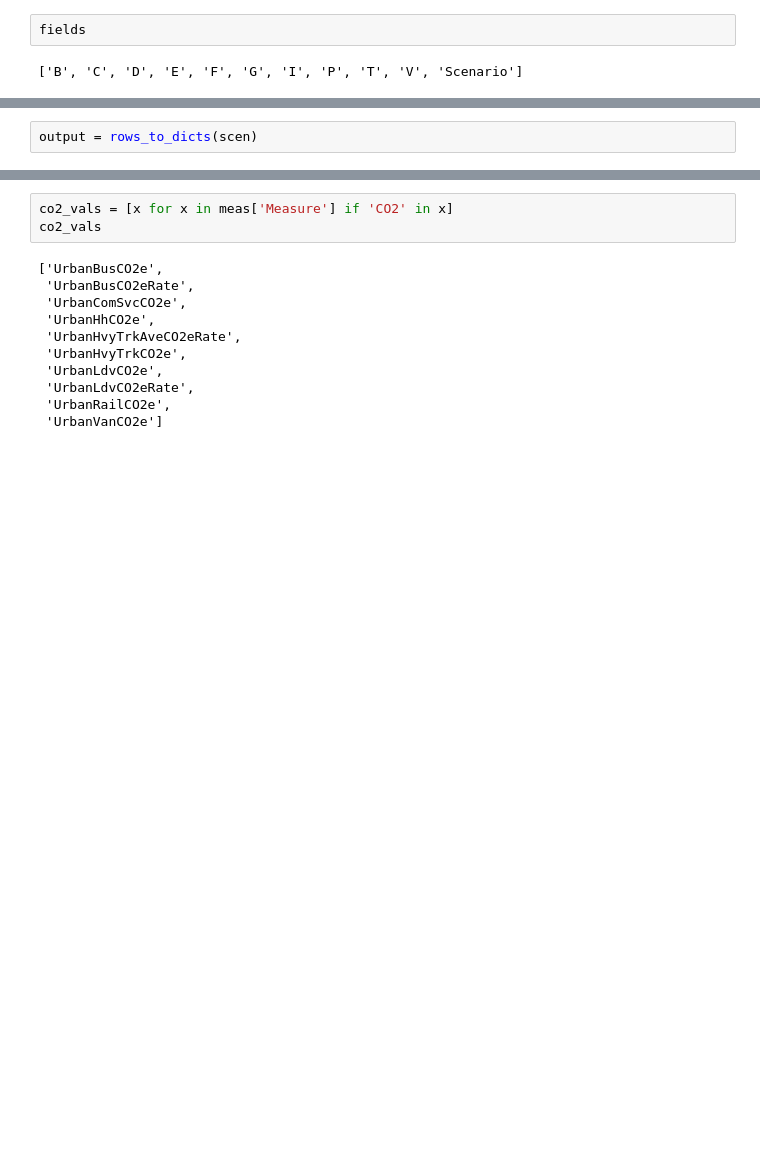
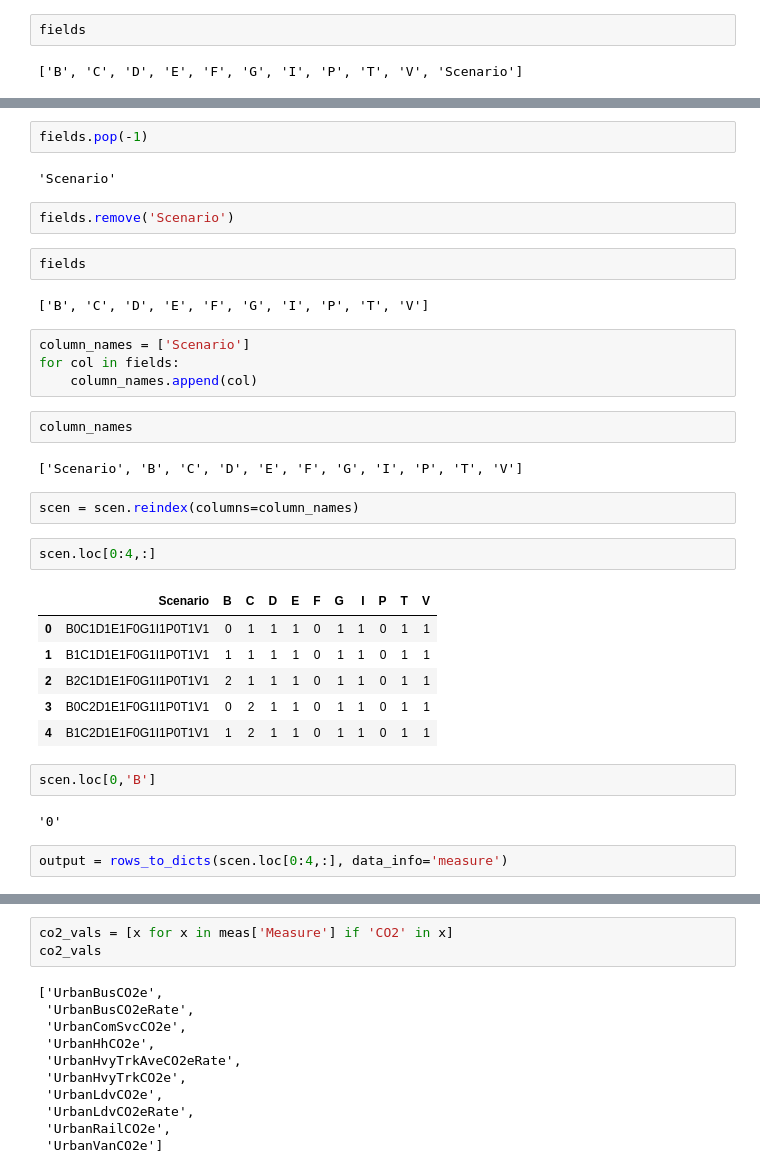
Before and after one commit to dongmeic/PythonLearning, a Jupyter notebook: Work/scenario_json.py.ipynb, the cells around one changed output, grey strips where cells are left out. Saved outputs shown, nothing was run; the diff lists cells and outputs as text; blank space fills up the shorter version.

Commit message:
corrected lists in scenario configuration

```diff
--- a/Work/scenario_json.py.ipynb
+++ b/Work/scenario_json.py.ipynb
@@ -68,5 +78,38 @@ fields
+# %%
+fields.pop(-1)
+# %% [output]
+'Scenario'
+# %%
+fields.remove('Scenario')
+# %%
+fields
+# %% [output]
+['B', 'C', 'D', 'E', 'F', 'G', 'I', 'P', 'T', 'V']
+# %%
+column_names = ['Scenario']
+for col in fields:
+    column_names.append(col)
+# %%
+column_names
+# %% [output]
+['Scenario', 'B', 'C', 'D', 'E', 'F', 'G', 'I', 'P', 'T', 'V']
+# %%
+scen = scen.reindex(columns=column_names)
+# %%
+scen.loc[0:4,:]
+# %% [output]
+|  | Scenario | B | C | D | E | F | G | I | P | T | V |
+| 0 | B0C1D1E1F0G1I1P0T1V1 | 0 | 1 | 1 | 1 | 0 | 1 | 1 | 0 | 1 | 1 |
+| 1 | B1C1D1E1F0G1I1P0T1V1 | 1 | 1 | 1 | 1 | 0 | 1 | 1 | 0 | 1 | 1 |
+| 2 | B2C1D1E1F0G1I1P0T1V1 | 2 | 1 | 1 | 1 | 0 | 1 | 1 | 0 | 1 | 1 |
+| 3 | B0C2D1E1F0G1I1P0T1V1 | 0 | 2 | 1 | 1 | 0 | 1 | 1 | 0 | 1 | 1 |
+| 4 | B1C2D1E1F0G1I1P0T1V1 | 1 | 2 | 1 | 1 | 0 | 1 | 1 | 0 | 1 | 1 |
+# %%
+scen.loc[0,'B']
+# %% [output]
+'0'
 # %%
-output = rows_to_dicts(scen)
+output = rows_to_dicts(scen.loc[0:4,:], data_info='measure')
 # %%
 print(len(output))
 len(scen.Scenario.unique())
```
Also changed, not shown: parts of 21 cells of this notebook.
